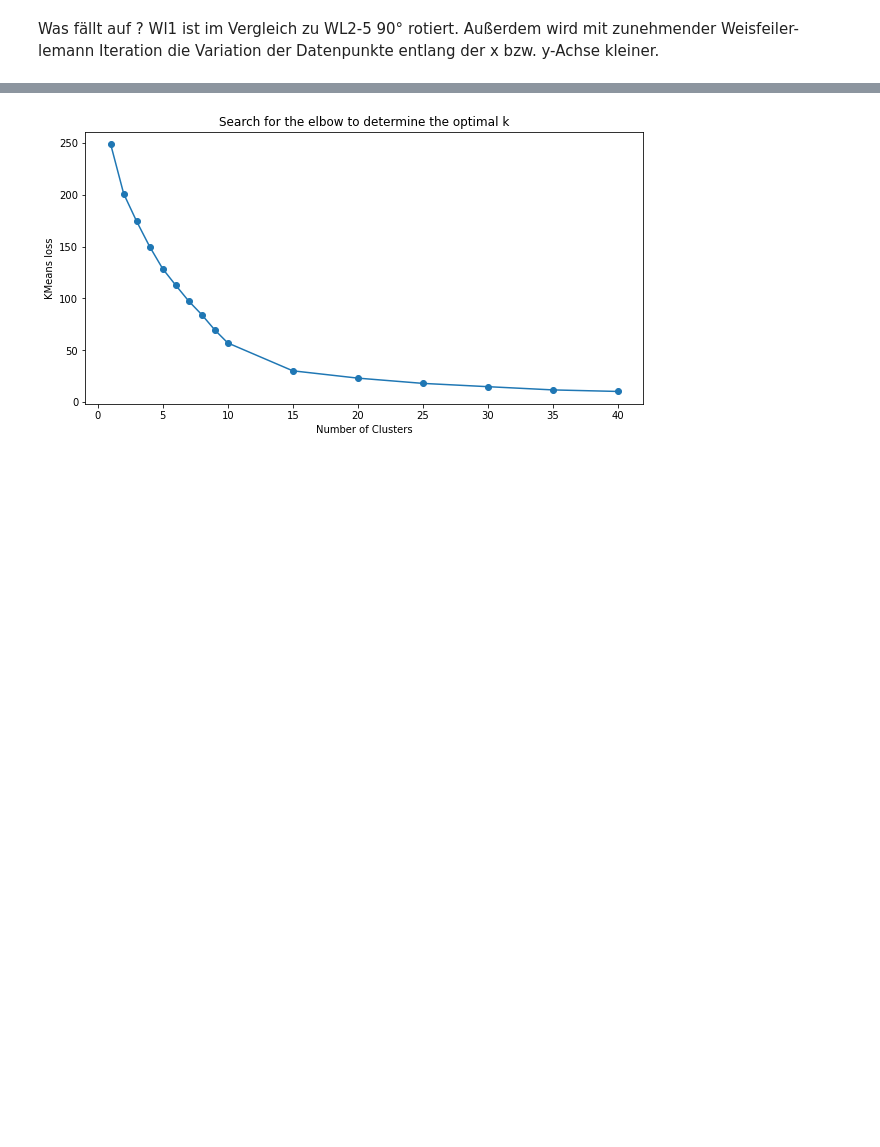
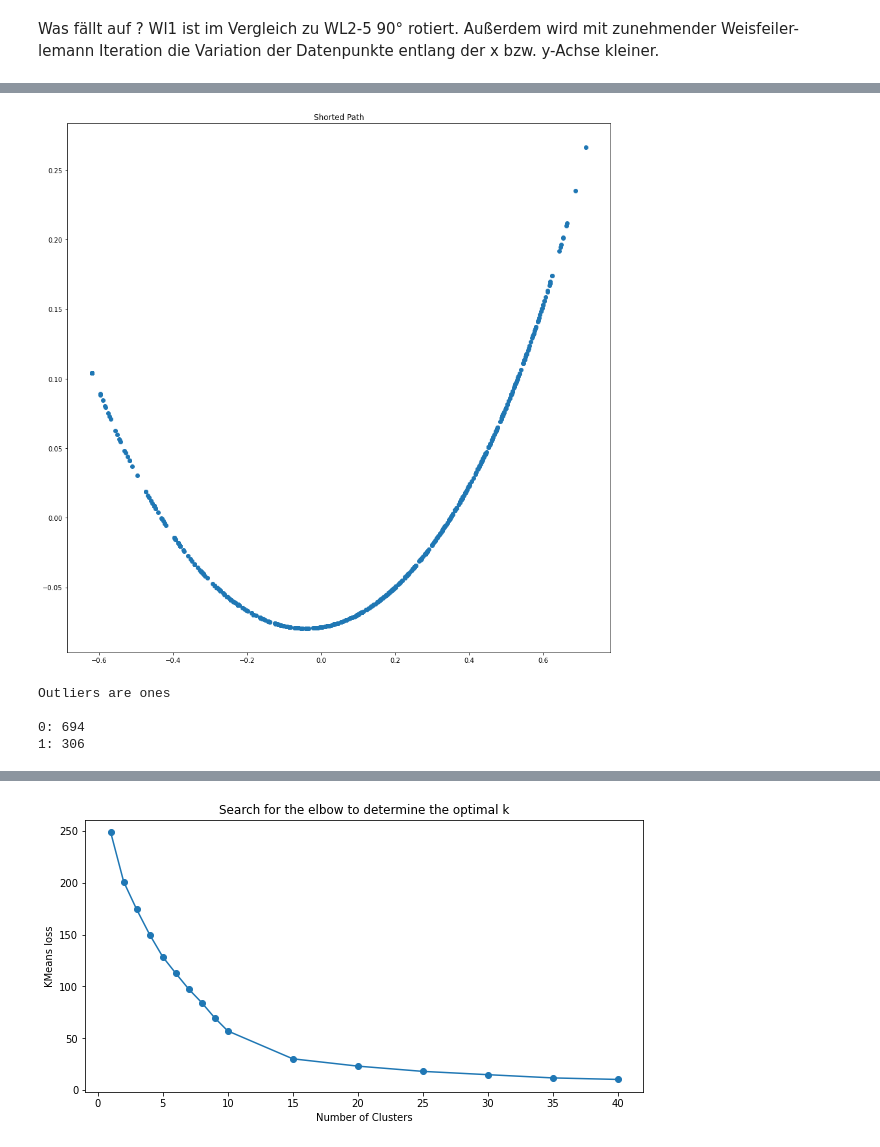
Before and after one commit to Niklas123456789/DM, a Jupyter notebook: tudataset/tud_benchmark/EDA.ipynb, the cells around one changed output, grey strips where cells are left out. Saved outputs shown, nothing was run; the diff lists cells and outputs as text; code cells hidden in the pictures; blank space fills up the shorter version.

```diff
--- a/tudataset/tud_benchmark/EDA.ipynb
+++ b/tudataset/tud_benchmark/EDA.ipynb
@@ -301,0 +311,12 @@ Wl1 ist im Vergleich zu WL2-5 90° rotiert. Außerdem wird mit zunehmender Weisf
+# %%
+#Graphlet
+testDataset = kpca_graphlet_gram
+visualization.scatterPlot2DBig(testDataset, "Shorted Path")
+testDataWithoutOutliers = outlier_detection.dataWithoutOutliersWithRange(testDataset, -0.6, 0.66, -0.2, 0.22)
+visualization.scatterPlot2DBig(testDataWithoutOutliers, "Shorted Path without outliers")
+# %% [output]
+[figure, added]
+Outliers are ones
+
+0: 694
+1: 306
```
Also changed, not shown: parts of 10 cells of this notebook, 3 other files.
